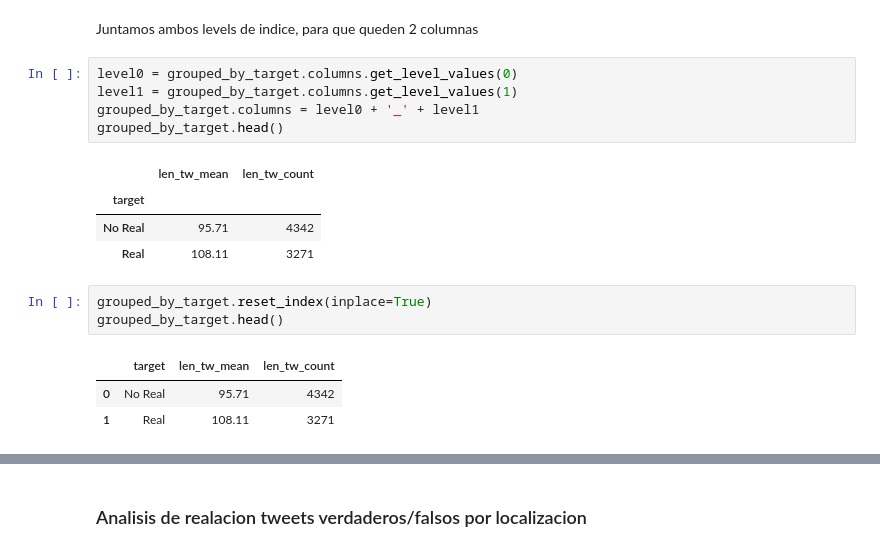
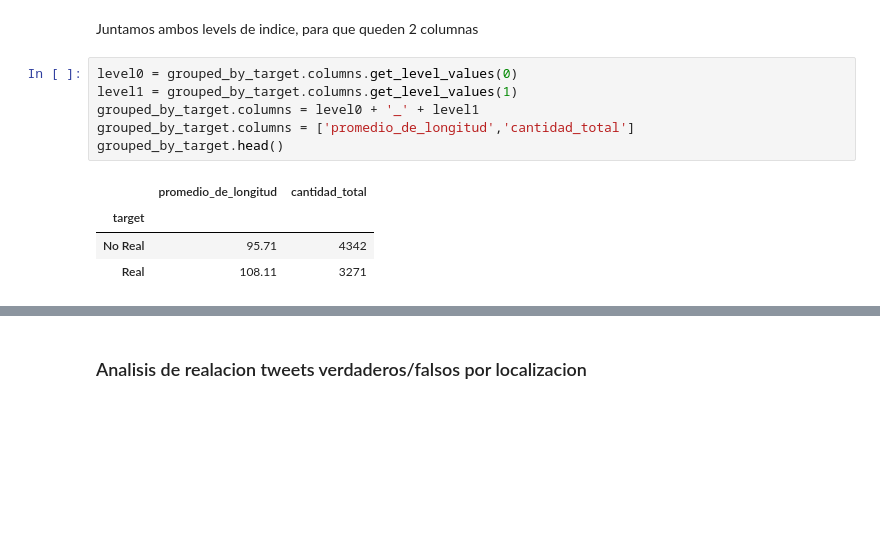
Before and after one commit to GIBelletti/TP1-7506-datos, a Jupyter notebook: TP1.ipynb, the cells around one changed output, grey strips where cells are left out. Saved outputs shown, nothing was run; the diff lists cells and outputs as text; blank space fills up the shorter version.

```diff
--- a/TP1.ipynb
+++ b/TP1.ipynb
@@ -118,17 +118,11 @@ Juntamos ambos levels de indice, para que queden 2 columnas
 # %%
 level0 = grouped_by_target.columns.get_level_values(0)
 level1 = grouped_by_target.columns.get_level_values(1)
 grouped_by_target.columns = level0 + '_' + level1
+grouped_by_target.columns = ['promedio_de_longitud','cantidad_total']
 grouped_by_target.head()
 # %% [output]
-|  | len_tw_mean | len_tw_count |
+|  | promedio_de_longitud | cantidad_total |
 | target |  |  |
 | No Real | 95.71 | 4342 |
 | Real | 108.11 | 3271 |
-# %%
-grouped_by_target.reset_index(inplace=True)
-grouped_by_target.head()
-# %% [output]
-|  | target | len_tw_mean | len_tw_count |
-| 0 | No Real | 95.71 | 4342 |
-| 1 | Real | 108.11 | 3271 |
```
Also changed, not shown: parts of 12 cells of this notebook.
